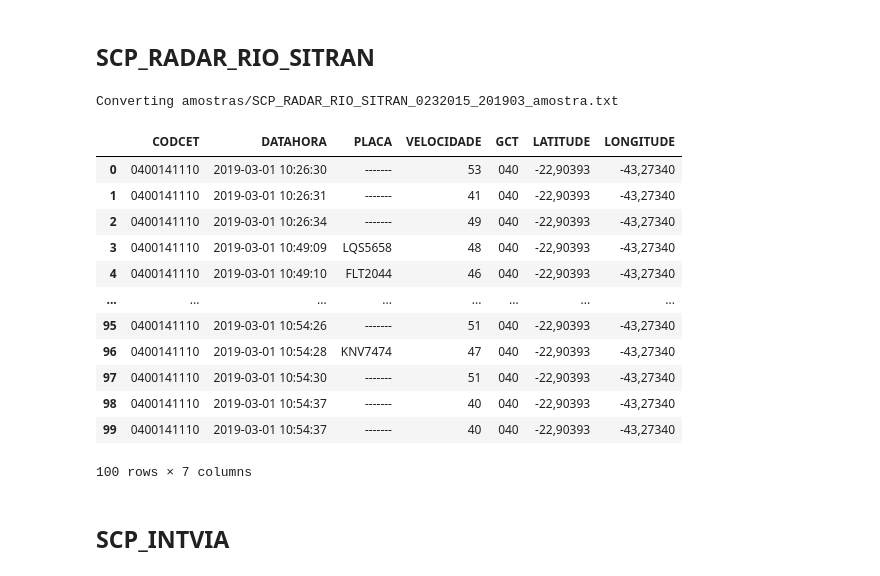
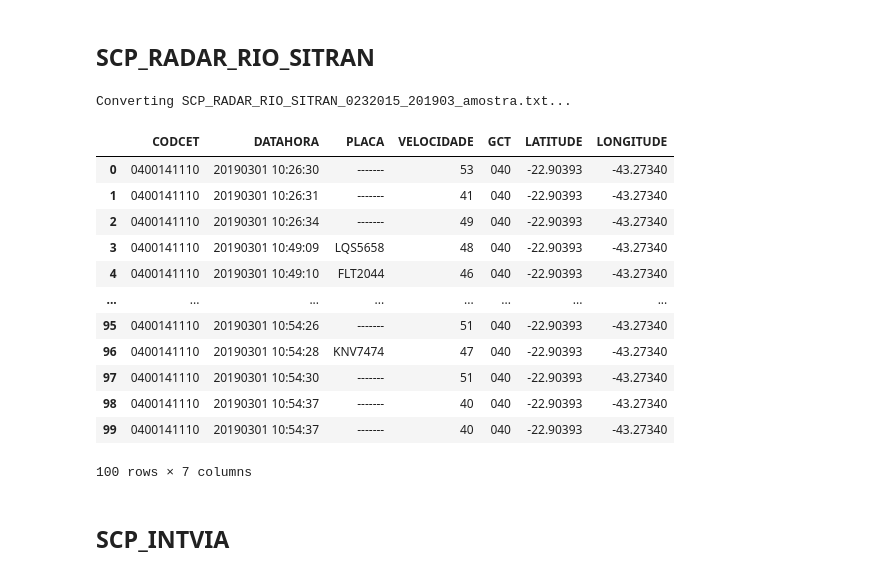
Before and after one commit to brenoimatos/UFRJ-CET-Rio, a Jupyter notebook: amostra_dados_v2.ipynb, the cells around one changed output. Cells and saved outputs as stored; diff of their text form; code cells hidden in the pictures.

```diff
--- a/amostra_dados_v2.ipynb
+++ b/amostra_dados_v2.ipynb
@@ -171,21 +146,21 @@ Converting amostras/SCP_TRANSCARIOCA_0222016_201903_amostra.txt
 # %% [markdown]
 ## SCP_RADAR_RIO_SITRAN
-# %%
-robot('amostras/SCP_RADAR_RIO_SITRAN_0232015_201903_amostra.txt', variable_dict)
-# %% [output]
-Converting amostras/SCP_RADAR_RIO_SITRAN_0232015_201903_amostra.txt
-|  | CODCET | DATAHORA | PLACA | VELOCIDADE | GCT | LATITUDE | LONGITUDE |
-| 0 | 0400141110 | 2019-03-01 10:26:30 | ------- | 53 | 040 | -22,90393 | -43,27340 |
-| 1 | 0400141110 | 2019-03-01 10:26:31 | ------- | 41 | 040 | -22,90393 | -43,27340 |
-| 2 | 0400141110 | 2019-03-01 10:26:34 | ------- | 49 | 040 | -22,90393 | -43,27340 |
-| 3 | 0400141110 | 2019-03-01 10:49:09 | LQS5658 | 48 | 040 | -22,90393 | -43,27340 |
-| 4 | 0400141110 | 2019-03-01 10:49:10 | FLT2044 | 46 | 040 | -22,90393 | -43,27340 |
-| ... | ... | ... | ... | ... | ... | ... | ... |
-| 95 | 0400141110 | 2019-03-01 10:54:26 | ------- | 51 | 040 | -22,90393 | -43,27340 |
-| 96 | 0400141110 | 2019-03-01 10:54:28 | KNV7474 | 47 | 040 | -22,90393 | -43,27340 |
-| 97 | 0400141110 | 2019-03-01 10:54:30 | ------- | 51 | 040 | -22,90393 | -43,27340 |
-| 98 | 0400141110 | 2019-03-01 10:54:37 | ------- | 40 | 040 | -22,90393 | -43,27340 |
-| 99 | 0400141110 | 2019-03-01 10:54:37 | ------- | 40 | 040 | -22,90393 | -43,27340 |
-100 rows × 7 columns
+# %%
+robot('SCP_RADAR_RIO_SITRAN', files_config)
+# %% [output]
+Converting SCP_RADAR_RIO_SITRAN_0232015_201903_amostra.txt...
+|  | CODCET | DATAHORA | PLACA | VELOCIDADE | GCT | LATITUDE | LONGITUDE |
+| 0 | 0400141110 | 20190301 10:26:30 | ------- | 53 | 040 | -22.90393 | -43.27340 |
+| 1 | 0400141110 | 20190301 10:26:31 | ------- | 41 | 040 | -22.90393 | -43.27340 |
+| 2 | 0400141110 | 20190301 10:26:34 | ------- | 49 | 040 | -22.90393 | -43.27340 |
+| 3 | 0400141110 | 20190301 10:49:09 | LQS5658 | 48 | 040 | -22.90393 | -43.27340 |
+| 4 | 0400141110 | 20190301 10:49:10 | FLT2044 | 46 | 040 | -22.90393 | -43.27340 |
+| ... | ... | ... | ... | ... | ... | ... | ... |
+| 95 | 0400141110 | 20190301 10:54:26 | ------- | 51 | 040 | -22.90393 | -43.27340 |
+| 96 | 0400141110 | 20190301 10:54:28 | KNV7474 | 47 | 040 | -22.90393 | -43.27340 |
+| 97 | 0400141110 | 20190301 10:54:30 | ------- | 51 | 040 | -22.90393 | -43.27340 |
+| 98 | 0400141110 | 20190301 10:54:37 | ------- | 40 | 040 | -22.90393 | -43.27340 |
+| 99 | 0400141110 | 20190301 10:54:37 | ------- | 40 | 040 | -22.90393 | -43.27340 |
+100 rows × 7 columns
 # %% [markdown]
 ## SCP_INTVIA
```
Also changed, not shown: parts of 18 cells of this notebook.
